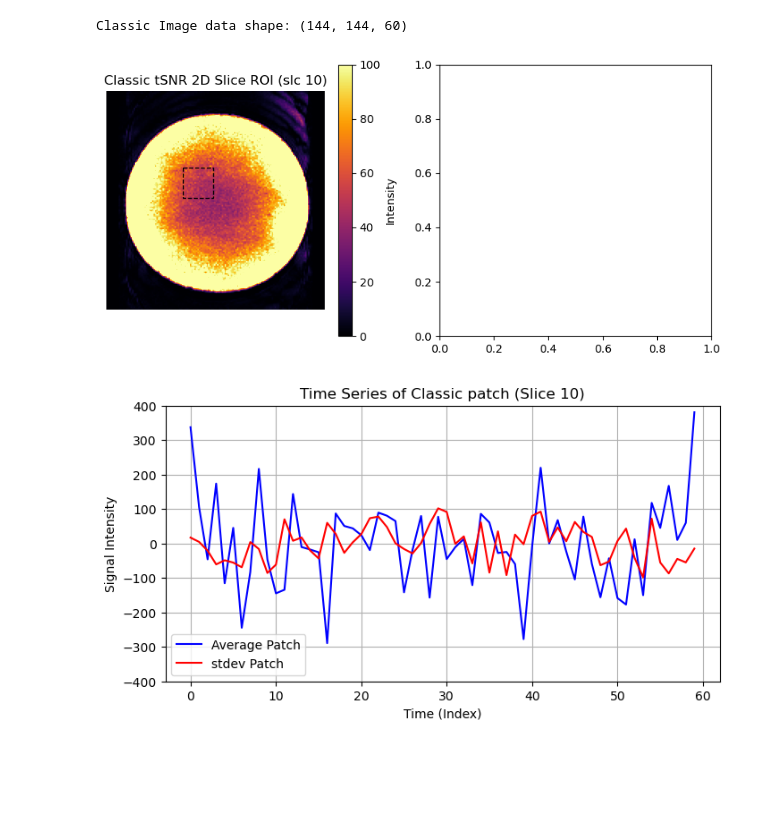
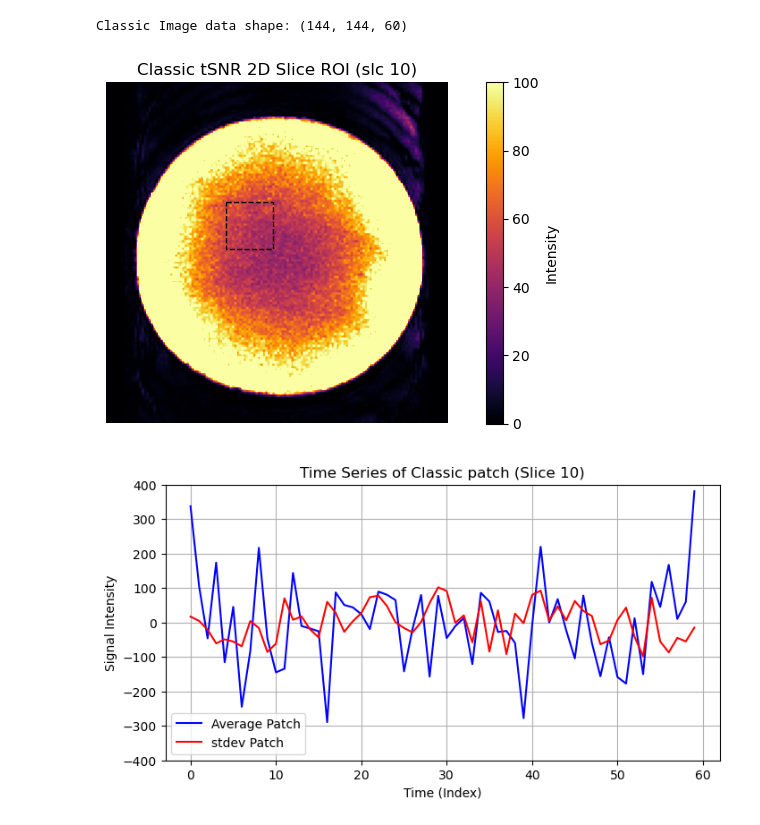
Before and after one commit to nottingham-neuroimaging/qa, a Jupyter notebook: fMRI_report_python/tutorials/qa_run.ipynb, the cells around one changed output. Saved outputs shown, nothing was run; the diff lists cells and outputs as text; code cells hidden in the pictures; blank space fills up the shorter version.

```diff
--- a/fMRI_report_python/tutorials/qa_run.ipynb
+++ b/fMRI_report_python/tutorials/qa_run.ipynb
@@ -352,40 +352,40 @@ roi_rect_1 = patches.Rectangle((x_start, y_start), roi_width, roi_height,
 
 
 
 # Create a 1x2 grid of subplots
-fig, axs = plt.subplots(1, 2, figsize=(8, 4))  # Adjust figsize as needed
+fig, axs = plt.subplots(1, 1, figsize=(8, 4))  # Adjust figsize as needed
 
 # Plot imgm_cla
-im_cla = axs[0].imshow(np.rot90(tsnr_obj_cla.tsnr_map[:, :, slice_index]), cmap='inferno', clim=(0, 100))
-axs[0].set_title(f'Classic tSNR 2D Slice ROI (slc {slice_index})')  # Set the plot title
-axs[0].axis(False)  # Turn off axis labels and ticks
+im_cla = axs.imshow(np.rot90(tsnr_obj_cla.tsnr_map[:, :, slice_index]), cmap='inferno', clim=(0, 100))
+axs.set_title(f'Classic tSNR 2D Slice ROI (slc {slice_index})')  # Set the plot title
+axs.axis(False)  # Turn off axis labels and ticks
 # axs[0].Rectangle((x_start, y_start), roi_width, roi_height,
 #                  linewidth=1, edgecolor='k', linestyle='--', fill=False)
-axs[0].add_patch(roi_rect_0)
+axs.add_patch(roi_rect_0)
 #axs[0].gca().add_patch(roi_rect)
-cb = fig.colorbar(im_cla, ax=axs[0])
+cb = fig.colorbar(im_cla, ax=axs)
 cb.set_label('Intensity')
 
 # im_mtx = axs[1].imshow(np.rot90(tsnr_obj_mtx.tsnr_map[:, :, slice_index]), cmap='inferno', clim=(0, 100))
 # axs[1].set_title(f'MTX tSNR 2D Slice ROI (slc {slice_index})')  # Set the plot title
 # axs[1].axis(False)  # Turn off axis labels and ticks
 # # axs[1].Rectangle((x_start, y_start), roi_width, roi_height,
 # #                  linewidth=1, edgecolor='k', linestyle='--', fill=False)
 # axs[1].add_patch(roi_rect_1)
 # #axs[1].gca().add_patch(roi_rect)
 # cb = fig.colorbar(im_mtx, ax=axs[1])
 # cb.set_label('Intensity')
 
 # Adjust layout and display the plot
 plt.tight_layout()
 plt.show()
 
 output_filename = 'tSNR_w_ROI_images.png'
 output_path = f"{OUTPUT_DIR}/{output_filename}"  # Construct the full output path
 fig.savefig(output_path, dpi=300)  # Save the plot as a PNG file with 300 dpi resolution
 plt.close()  # Close the plot to free up memory
 # %% [output]
-[figure, old version]
+[figure, new version]
 # %%
 # Crop the selected ROI from the 2D slice data
 roi_data = slice_data[y_start:y_end, x_start:x_end, :]
```
Also changed, not shown: parts of 3 cells of this notebook, 11 other files.
